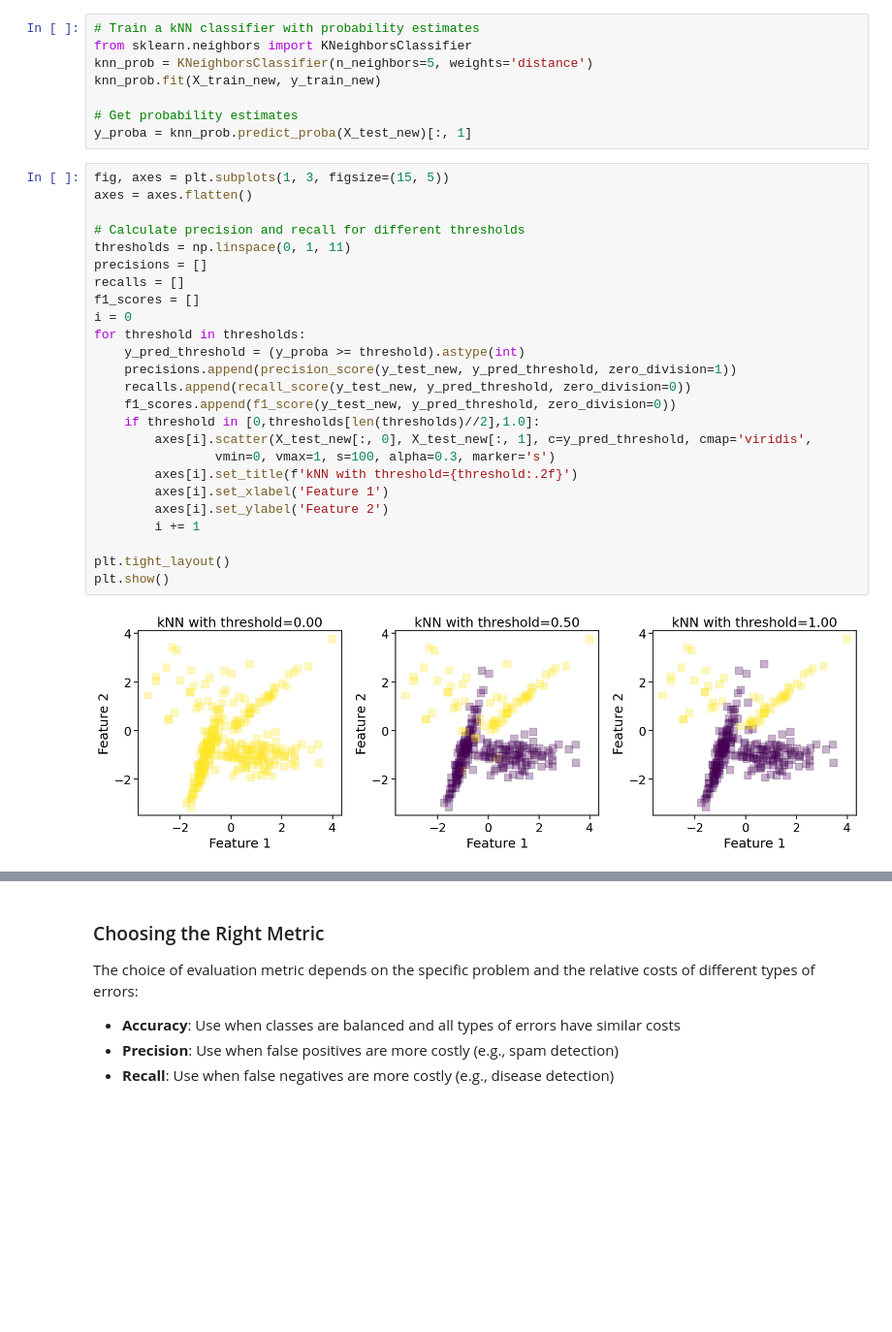
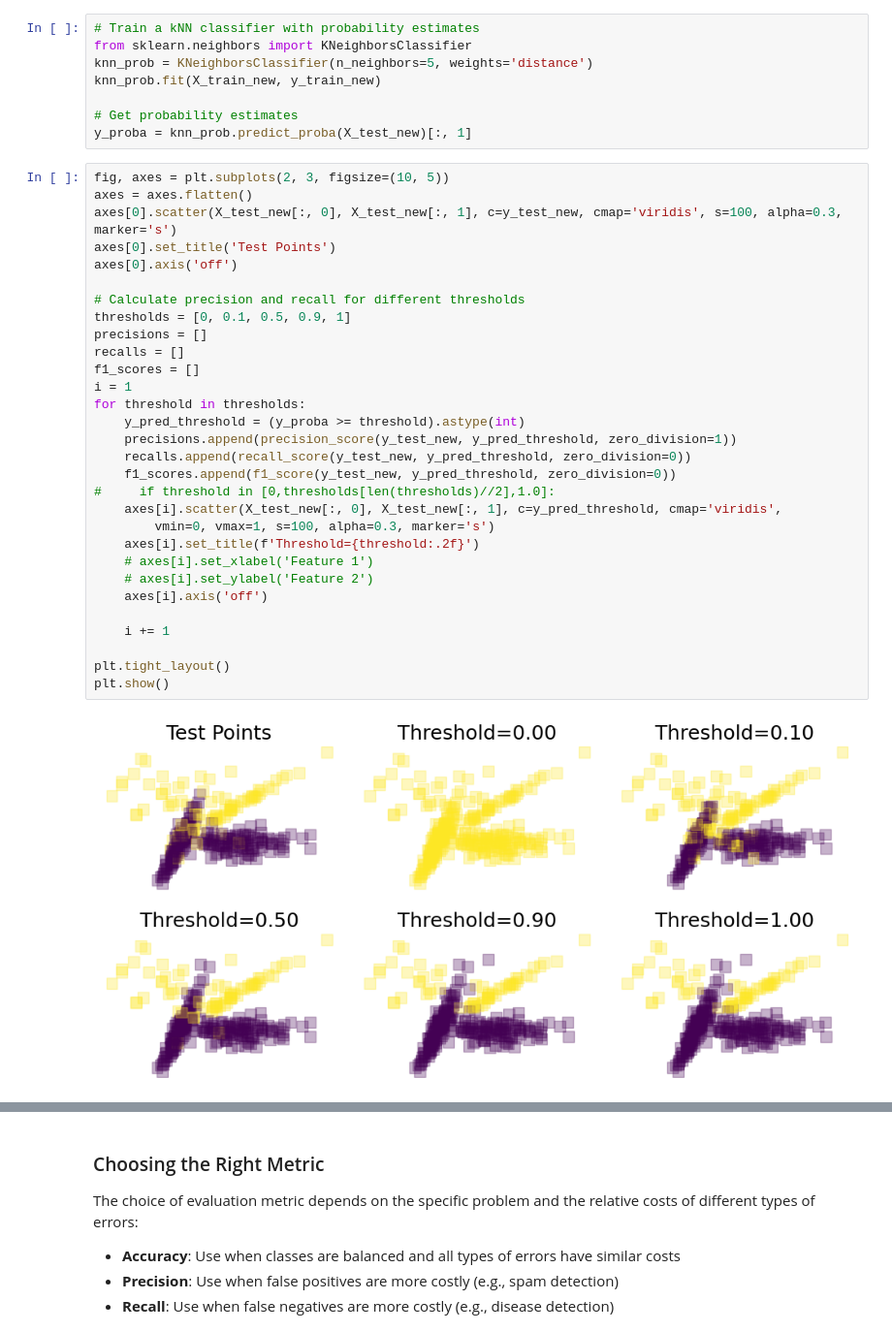
Before and after one commit to fum-cs/a4ds, a Jupyter notebook: high-dimensional-spaces/kNN-Classification-Evaluation.ipynb, the cells around one changed output, grey strips where cells are left out. Shown at 97% size. Cells and saved outputs as stored; diff of their text form; blank space fills up the shorter version.

```diff
--- a/high-dimensional-spaces/kNN-Classification-Evaluation.ipynb
+++ b/high-dimensional-spaces/kNN-Classification-Evaluation.ipynb
@@ -343,32 +343,37 @@ knn_prob.fit(X_train_new, y_train_new)
 # Get probability estimates
 y_proba = knn_prob.predict_proba(X_test_new)[:, 1]
 # %%
-fig, axes = plt.subplots(1, 3, figsize=(15, 5))
+fig, axes = plt.subplots(2, 3, figsize=(10, 5))
 axes = axes.flatten()
+axes[0].scatter(X_test_new[:, 0], X_test_new[:, 1], c=y_test_new, cmap='viridis', s=100, alpha=0.3, marker='s')
+axes[0].set_title('Test Points')
+axes[0].axis('off')
 
 # Calculate precision and recall for different thresholds
-thresholds = np.linspace(0, 1, 11)
+thresholds = [0, 0.1, 0.5, 0.9, 1]
 precisions = []
 recalls = []
 f1_scores = []
-i = 0
+i = 1
 for threshold in thresholds:
     y_pred_threshold = (y_proba >= threshold).astype(int)
     precisions.append(precision_score(y_test_new, y_pred_threshold, zero_division=1))
     recalls.append(recall_score(y_test_new, y_pred_threshold, zero_division=0))
     f1_scores.append(f1_score(y_test_new, y_pred_threshold, zero_division=0))
-    if threshold in [0,thresholds[len(thresholds)//2],1.0]:
-        axes[i].scatter(X_test_new[:, 0], X_test_new[:, 1], c=y_pred_threshold, cmap='viridis',
-                vmin=0, vmax=1, s=100, alpha=0.3, marker='s')
-        axes[i].set_title(f'kNN with threshold={threshold:.2f}')
-        axes[i].set_xlabel('Feature 1')
-        axes[i].set_ylabel('Feature 2')
-        i += 1
+#     if threshold in [0,thresholds[len(thresholds)//2],1.0]:
+    axes[i].scatter(X_test_new[:, 0], X_test_new[:, 1], c=y_pred_threshold, cmap='viridis',
+        vmin=0, vmax=1, s=100, alpha=0.3, marker='s')
+    axes[i].set_title(f'Threshold={threshold:.2f}')
+    # axes[i].set_xlabel('Feature 1')
+    # axes[i].set_ylabel('Feature 2')
+    axes[i].axis('off')
+
+    i += 1
 
 plt.tight_layout()
 plt.show()
 # %% [output]
-[figure, old version]
+[figure, new version]
 # %%
 
 # Plot precision-recall trade-off
```
Also changed, not shown: parts of 1 cell of this notebook.
